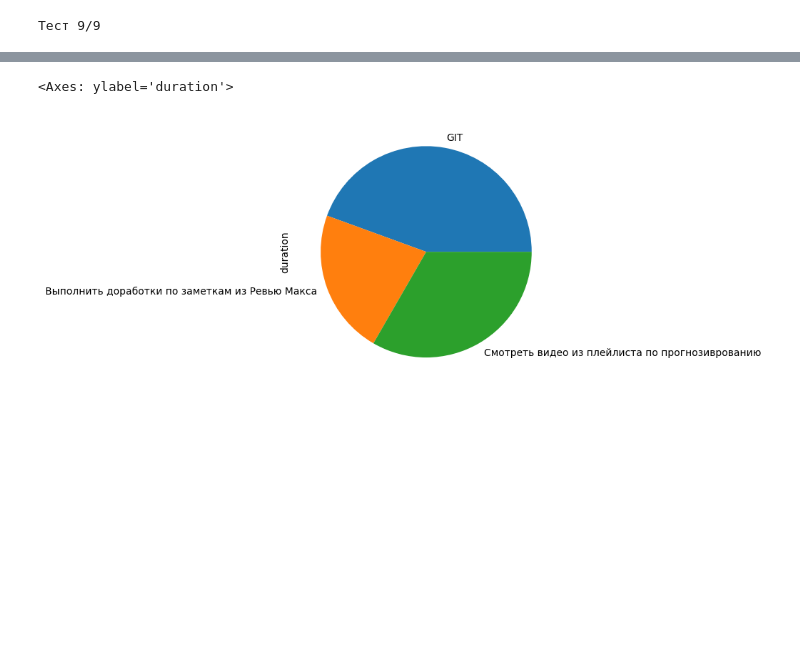
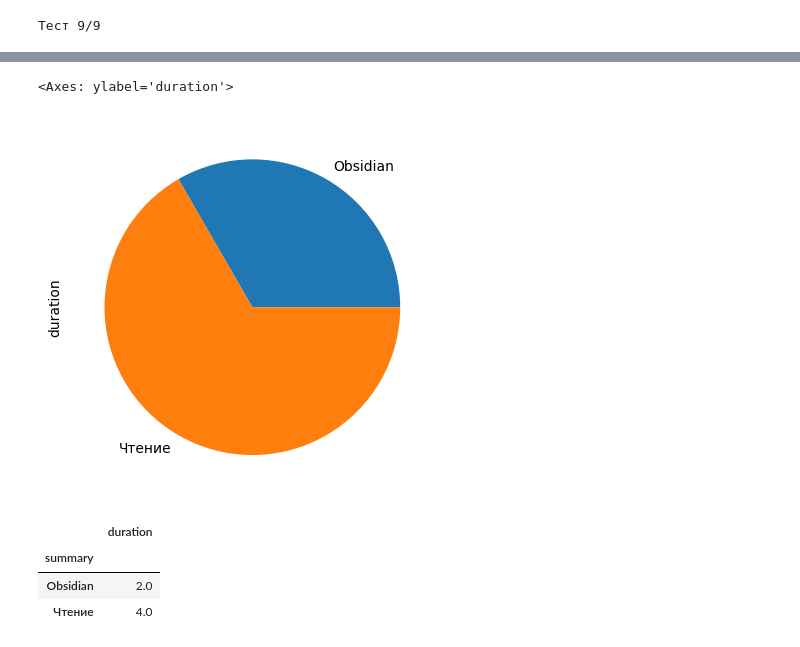
Before and after one commit to Shurick-G/ICalParse, a Jupyter notebook: IcalParse.ipynb, the cells around one changed output, grey strips where cells are left out. Saved outputs shown, nothing was run; the diff lists cells and outputs as text; code cells hidden in the pictures; blank space fills up the shorter version.

```diff
--- a/IcalParse.ipynb
+++ b/IcalParse.ipynb
@@ -44,7 +44,7 @@ for cal, url in cals.items():
     counter += 1
     temp_cal = fn.get_cal(url)
     temp_cal = fn.parse_cal(temp_cal)
-    temp_df = fn.create_schedule(temp_cal, '2023-11-20', '2023-11-26')
+    temp_df = fn.create_schedule(temp_cal, '2023-12-18', '2023-12-24')
     temp_df['cal'] = cal
     #
     schedule = pd.concat([schedule, temp_df], axis=0, ignore_index=True)
@@ -81,5 +93,5 @@ array(['Быт', 'Дорога', 'Еда', 'Сон', 'Учеба', 'Sima'], dtyp
 # %%
-schedule[schedule['cals'] == 'Учеба'].groupby('summary').sum('duration').plot.pie(y='duration', legend=False)
+schedule[schedule['cal'] == 'Учеба'].groupby('summary').sum('duration').plot.pie(y='duration', legend=False)
 # %% [output]
 <Axes: ylabel='duration'>
-[figure, old version]
+[figure, new version]
@@ -90,0 +98,7 @@ schedule[schedule['cals'] == 'Учеба'].groupby('summary').sum('duration').pl
+# %%
+schedule[schedule['cal'] == 'Учеба'].groupby('summary').sum('duration')
+# %% [output]
+|  | duration |
+| summary |  |
+| Obsidian | 2.0 |
+| Чтение | 4.0 |
```
Also changed, not shown: parts of 7 cells of this notebook, 1 other file.
